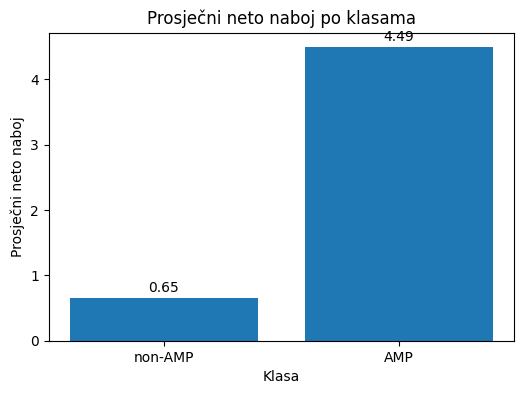
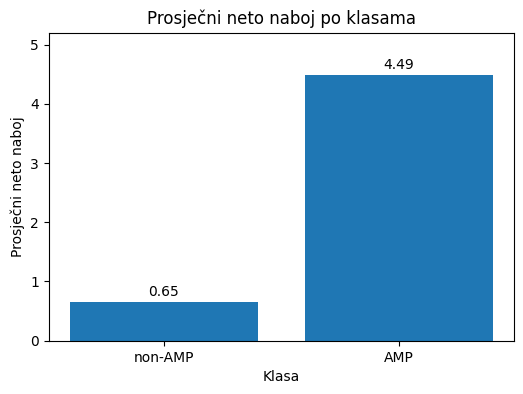
Code edit (unified diff) that turned the first committed figure into the second:
--- before
+++ after
@@ -18,3 +18,4 @@
     plt.text(i, value + 0.1, f"{value:.2f}", ha="center")
 
+plt.ylim(0, 5.2) #da bi prostor iznad 4.49 bio veći malo
 plt.show()

Commit: Created using Colab